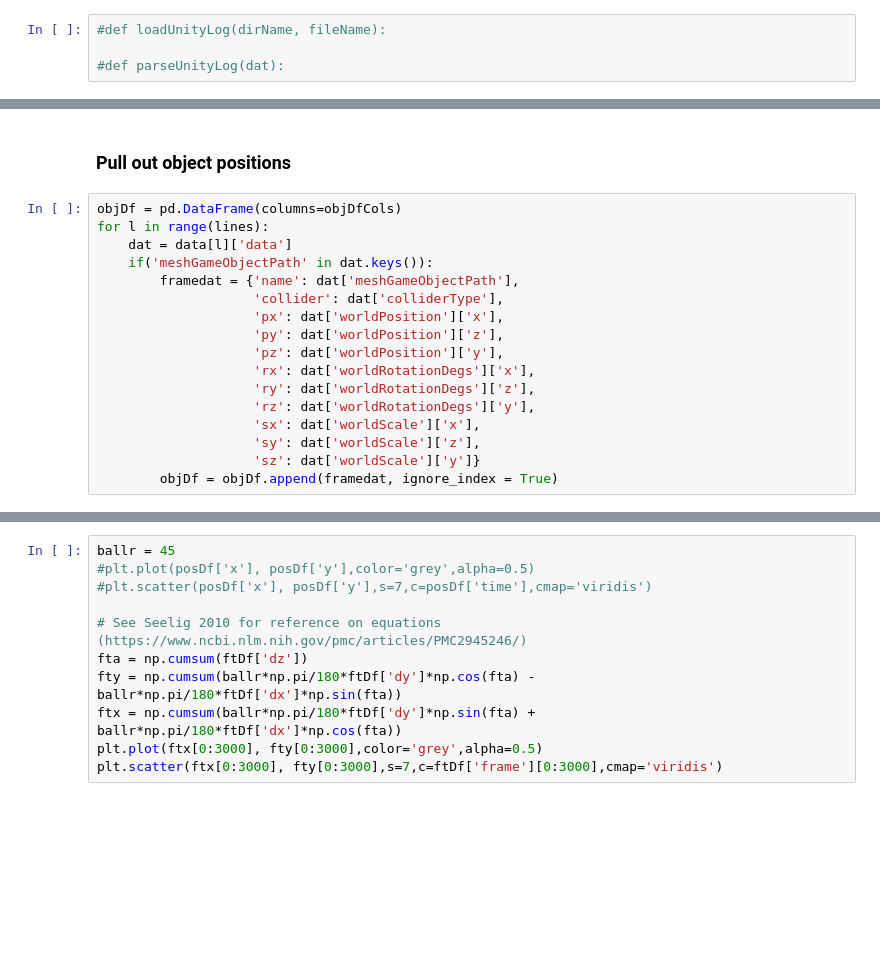
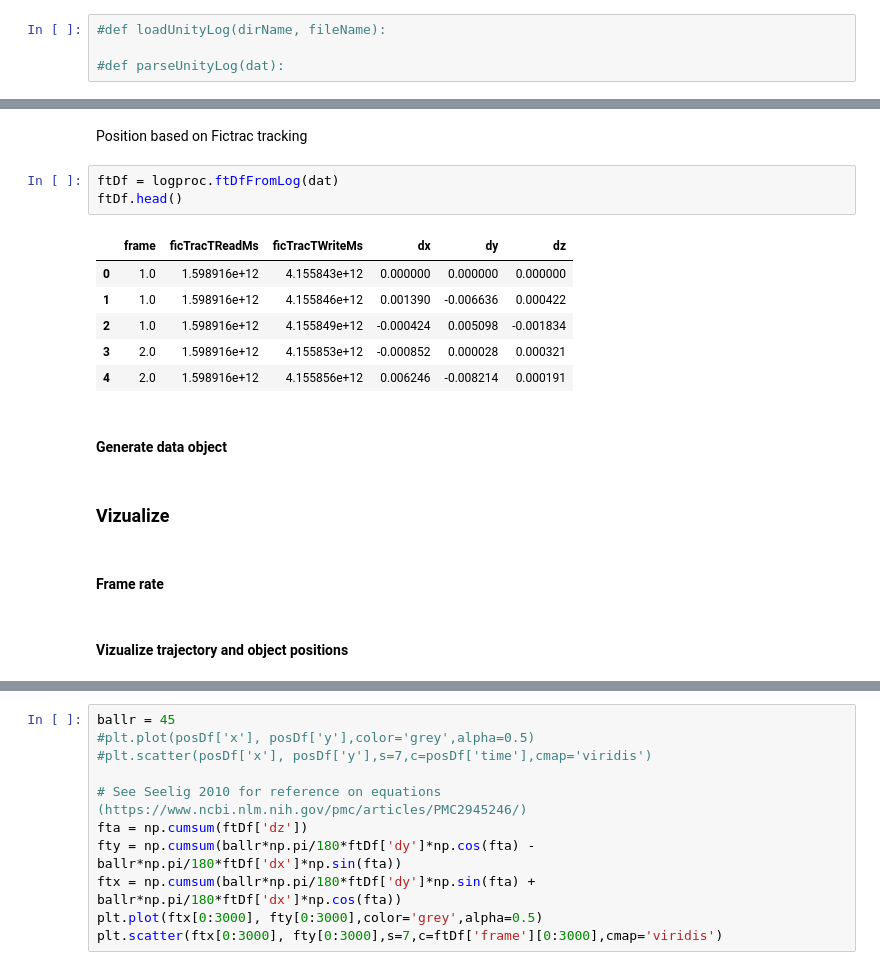
Before and after one commit to hjmh/unityvr, a Jupyter notebook: unityvr/scripts/parseUnityLog.ipynb, the cells around one changed output, grey strips where cells are left out. Drawn from its saved outputs; the diff is of its cells as text; blank space fills up the shorter version.

```diff
--- a/unityvr/scripts/parseUnityLog.ipynb
+++ b/unityvr/scripts/parseUnityLog.ipynb
@@ -47,19 +77,20 @@ for i in range(2):
+# %% [markdown]
+Position based on Fictrac tracking
+# %%
+ftDf = logproc.ftDfFromLog(dat)
+ftDf.head()
+# %% [output]
+|  | frame | ficTracTReadMs | ficTracTWriteMs | dx | dy | dz |
+| 0 | 1.0 | 1.598916e+12 | 4.155843e+12 | 0.000000 | 0.000000 | 0.000000 |
+| 1 | 1.0 | 1.598916e+12 | 4.155846e+12 | 0.001390 | -0.006636 | 0.000422 |
+| 2 | 1.0 | 1.598916e+12 | 4.155849e+12 | -0.000424 | 0.005098 | -0.001834 |
+| 3 | 2.0 | 1.598916e+12 | 4.155853e+12 | -0.000852 | 0.000028 | 0.000321 |
+| 4 | 2.0 | 1.598916e+12 | 4.155856e+12 | 0.006246 | -0.008214 | 0.000191 |
+# %% [markdown]
+#### Generate data object
+# %% [markdown]
+### Vizualize
+# %% [markdown]
+#### Frame rate
 # %% [markdown]
-### Pull out object positions
+#### Vizualize trajectory and object positions
-# %%
-objDf = pd.DataFrame(columns=objDfCols)
-for l in range(lines):
-    dat = data[l]['data']
-    if('meshGameObjectPath' in dat.keys()):
-        framedat = {'name': dat['meshGameObjectPath'],
-                    'collider': dat['colliderType'],
-                    'px': dat['worldPosition']['x'],
-                    'py': dat['worldPosition']['z'],
-                    'pz': dat['worldPosition']['y'],
-                    'rx': dat['worldRotationDegs']['x'],
-                    'ry': dat['worldRotationDegs']['z'],
-                    'rz': dat['worldRotationDegs']['y'],
-                    'sx': dat['worldScale']['x'],
-                    'sy': dat['worldScale']['z'],
-                    'sz': dat['worldScale']['y']}
-        objDf = objDf.append(framedat, ignore_index = True)
```
Also changed, not shown: parts of 12 cells of this notebook.
